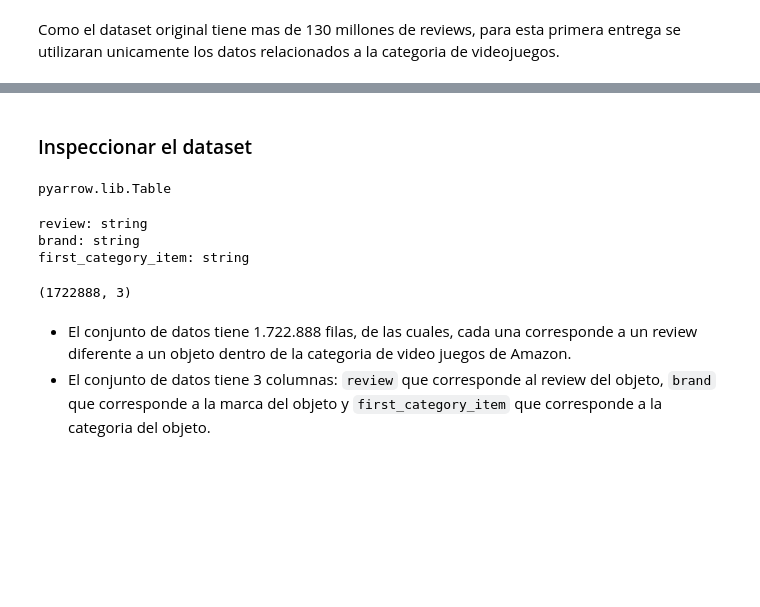
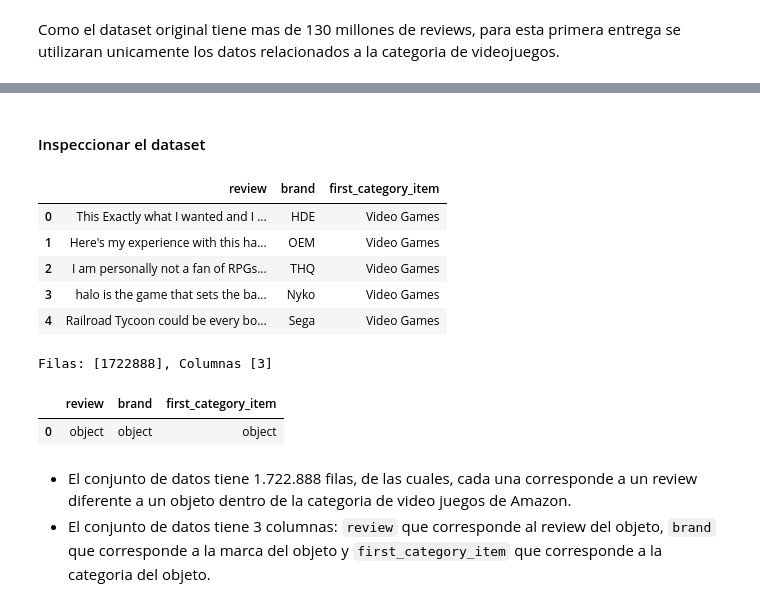
Before and after one commit to jjovalle99/aprendizaje_no_supervisado_22, a Jupyter notebook: proyecto/proyecto_entrega_1.ipynb, the cells around one changed output, grey strips where cells are left out. Saved outputs shown, nothing was run; the diff lists cells and outputs as text; code cells hidden in the pictures; blank space fills up the shorter version.

```diff
--- a/proyecto/proyecto_entrega_1.ipynb
+++ b/proyecto/proyecto_entrega_1.ipynb
@@ -66,22 +80,26 @@ data = job.to_arrow()
 # %% [markdown]
-### Inspeccionar el dataset
+#### Inspeccionar el dataset
-# %%
-# Se verifica el tipo de objeto
-type(data)
-# %% [output]
-pyarrow.lib.Table
+# %%
+# Se inspeccionan las primeras filas del dataset
+data.head()
+# %% [output]
+|  | review | brand | first_category_item |
+| 0 | This Exactly what I wanted and I ... | HDE | Video Games |
+| 1 | Here's my experience with this ha... | OEM | Video Games |
+| 2 | I am personally not a fan of RPGs... | THQ | Video Games |
+| 3 | halo is the game that sets the ba... | Nyko | Video Games |
+| 4 | Railroad Tycoon could be every bo... | Sega | Video Games |
 # %%
-# Se verifica el esquema de los datos
-data.schema
+# Se verifica la estructura de los datos
+print(f"Filas: [{data.shape[0]}], Columnas [{data.shape[1]}]")
 # %% [output]
-review: string
-brand: string
-first_category_item: string
+Filas: [1722888], Columnas [3]
 # %%
-# Se verifica la estructura de los datos
-data.shape
+# Se verifican los tipos de datos
+data.dtypes.to_frame().T
 # %% [output]
-(1722888, 3)
+|  | review | brand | first_category_item |
+| 0 | object | object | object |
 # %% [markdown]
 - El conjunto de datos tiene 1.722.888 filas, de las cuales, cada una corresponde a un review diferente a un objeto dentro de la categoria de video juegos de Amazon.
 - El conjunto de datos tiene 3 columnas: `review` que corresponde al review del objeto, `brand` que corresponde a la marca del objeto y `first_category_item` que corresponde a la categoria del objeto.
```
Also changed, not shown: parts of 27 cells of this notebook.
